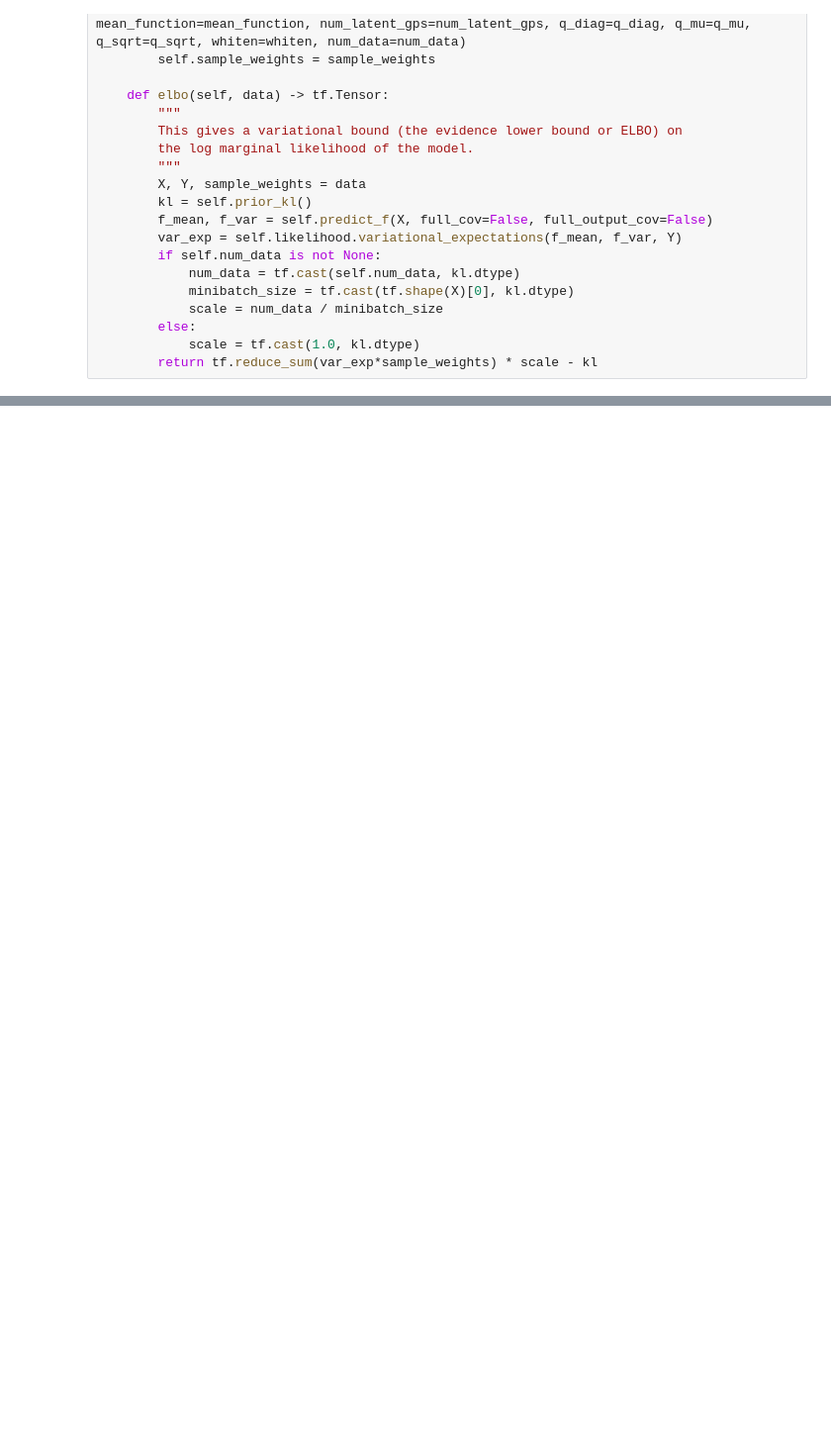
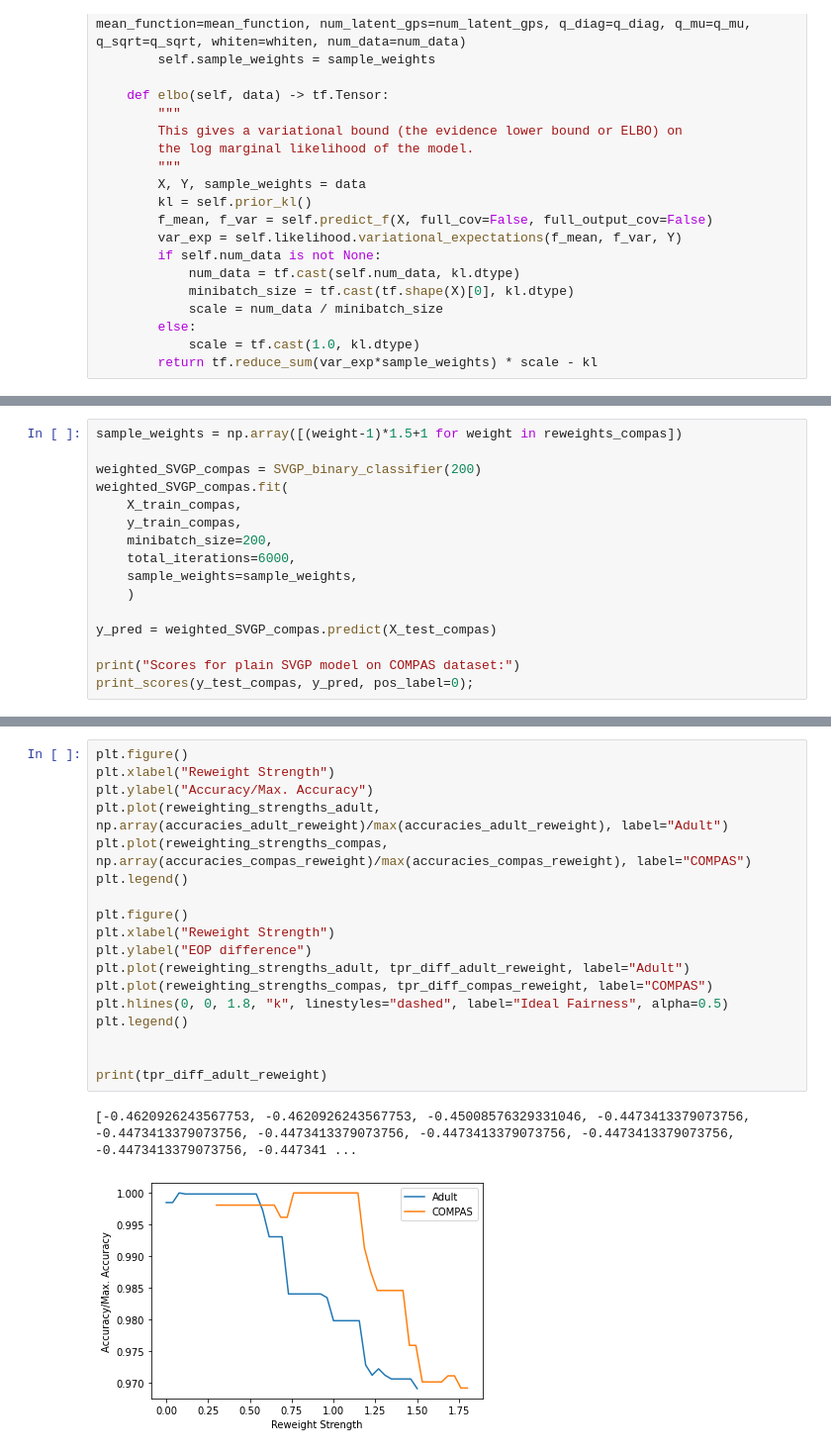
Before and after one commit to hugheshallettj/Fair_SVGP, a Jupyter notebook: SVGP_fairness_coursework.ipynb, the cells around one changed output, grey strips where cells are left out. Shown: that part at 99% size. Cells and saved outputs as stored; diff of their text form; blank space fills up the shorter version.

```diff
--- a/SVGP_fairness_coursework.ipynb
+++ b/SVGP_fairness_coursework.ipynb
@@ -617,0 +757,16 @@ plt.show()
+# %%
+sample_weights = np.array([(weight-1)*1.5+1 for weight in reweights_compas])
+
+weighted_SVGP_compas = SVGP_binary_classifier(200)
+weighted_SVGP_compas.fit(
+    X_train_compas,
+    y_train_compas,
+    minibatch_size=200,
+    total_iterations=6000,
+    sample_weights=sample_weights,
+    )
+
+y_pred = weighted_SVGP_compas.predict(X_test_compas)
+
+print("Scores for plain SVGP model on COMPAS dataset:")
+print_scores(y_test_compas, y_pred, pos_label=0);
@@ -617,0 +835,21 @@ plt.show()
+# %%
+plt.figure()
+plt.xlabel("Reweight Strength")
+plt.ylabel("Accuracy/Max. Accuracy")
+plt.plot(reweighting_strengths_adult, np.array(accuracies_adult_reweight)/max(accuracies_adult_reweight), label="Adult")
+plt.plot(reweighting_strengths_compas, np.array(accuracies_compas_reweight)/max(accuracies_compas_reweight), label="COMPAS")
+plt.legend()
+
+plt.figure()
+plt.xlabel("Reweight Strength")
+plt.ylabel("EOP difference")
+plt.plot(reweighting_strengths_adult, tpr_diff_adult_reweight, label="Adult")
+plt.plot(reweighting_strengths_compas, tpr_diff_compas_reweight, label="COMPAS")
+plt.hlines(0, 0, 1.8, "k", linestyles="dashed", label="Ideal Fairness", alpha=0.5)
+plt.legend()
+
+
+print(tpr_diff_adult_reweight)
+# %% [output]
+[-0.4620926243567753, -0.4620926243567753, -0.45008576329331046, -0.4473413379073756, -0.4473413379073756, -0.4473413379073756, -0.4473413379073756, -0.4473413379073756, -0.4473413379073756, -0.447341 ...
+[figure, added]
```
Also changed, not shown: parts of 57 cells of this notebook, 1 other file.
